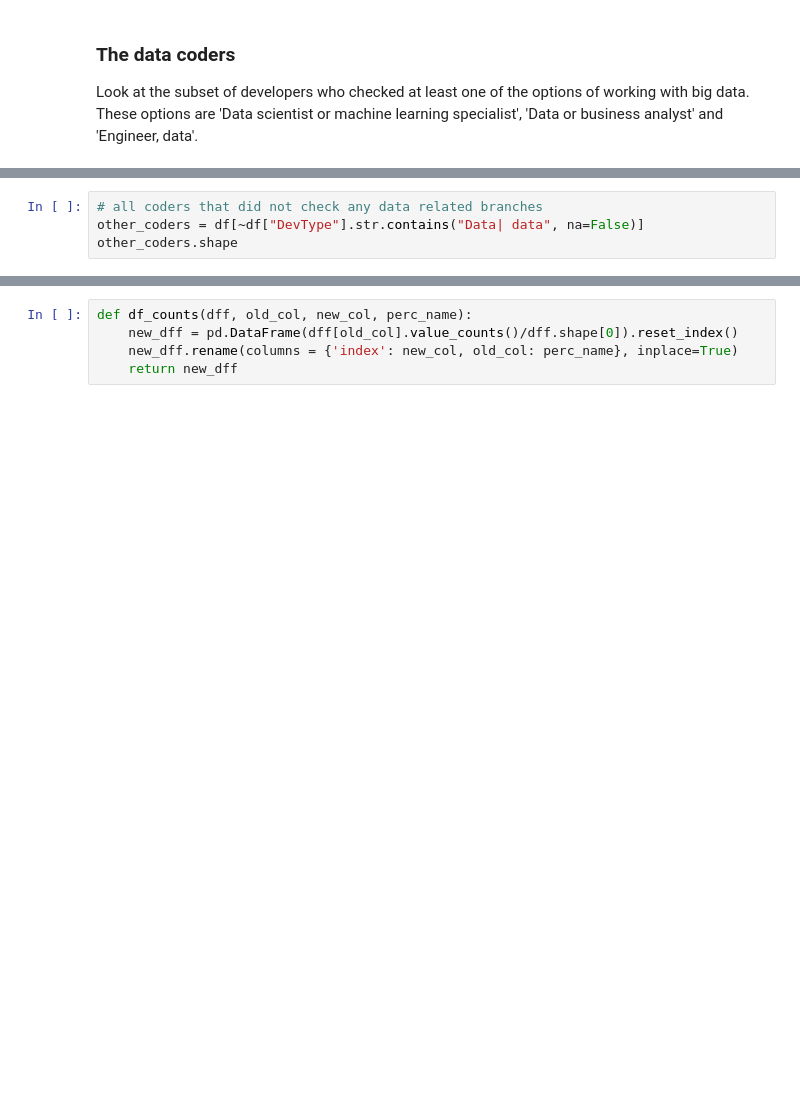
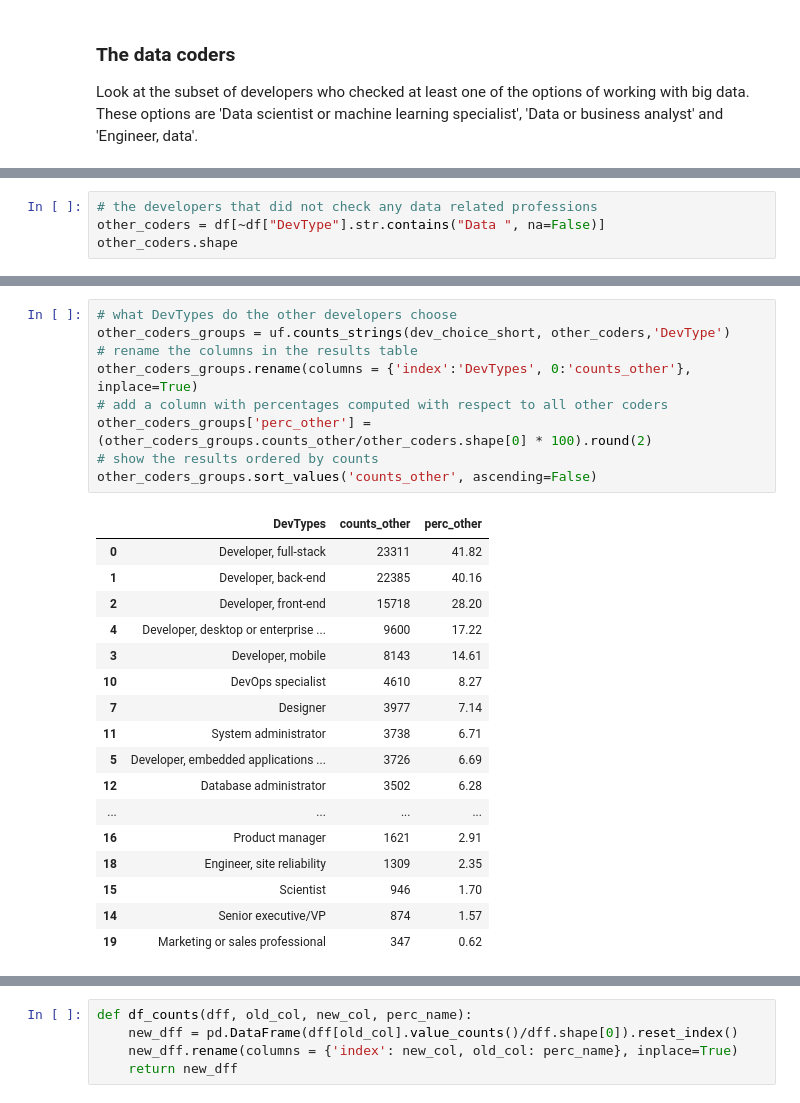
Before and after one commit to SolanaO/Developers_Survey_Analysis, a Jupyter notebook: stackBlogDataAnalysis.ipynb, the cells around one changed output, grey strips where cells are left out. Drawn from its saved outputs; the diff is of its cells as text; blank space fills up the shorter version.

```diff
--- a/stackBlogDataAnalysis.ipynb
+++ b/stackBlogDataAnalysis.ipynb
@@ -467,7 +463,7 @@ data_coders.shape[0]/df.shape[0] * 100
 # %% [output]
 13.536867253067747
 # %%
-# all coders that did not check any data related branches
-other_coders = df[~df["DevType"].str.contains("Data| data", na=False)]
+# the developers that did not check any data related professions
+other_coders = df[~df["DevType"].str.contains("Data ", na=False)]
 other_coders.shape
 # %% [output]
@@ -526,0 +537,27 @@ other_coders.shape
+# %%
+# what DevTypes do the other developers choose
+other_coders_groups = uf.counts_strings(dev_choice_short, other_coders,'DevType')
+# rename the columns in the results table
+other_coders_groups.rename(columns = {'index':'DevTypes', 0:'counts_other'}, inplace=True)
+# add a column with percentages computed with respect to all other coders
+other_coders_groups['perc_other'] = (other_coders_groups.counts_other/other_coders.shape[0] * 100).round(2)
+# show the results ordered by counts
+other_coders_groups.sort_values('counts_other', ascending=False)
+# %% [output]
+|  | DevTypes | counts_other | perc_other |
+| 0 | Developer, full-stack | 23311 | 41.82 |
+| 1 | Developer, back-end | 22385 | 40.16 |
+| 2 | Developer, front-end | 15718 | 28.20 |
+| 4 | Developer, desktop or enterprise ... | 9600 | 17.22 |
+| 3 | Developer, mobile | 8143 | 14.61 |
+| 10 | DevOps specialist | 4610 | 8.27 |
+| 7 | Designer | 3977 | 7.14 |
+| 11 | System administrator | 3738 | 6.71 |
+| 5 | Developer, embedded applications ... | 3726 | 6.69 |
+| 12 | Database administrator | 3502 | 6.28 |
+| ... | ... | ... | ... |
+| 16 | Product manager | 1621 | 2.91 |
+| 18 | Engineer, site reliability | 1309 | 2.35 |
+| 15 | Scientist | 946 | 1.70 |
+| 14 | Senior executive/VP | 874 | 1.57 |
+| 19 | Marketing or sales professional | 347 | 0.62 |
```
Also changed, not shown: parts of 23 cells of this notebook.
